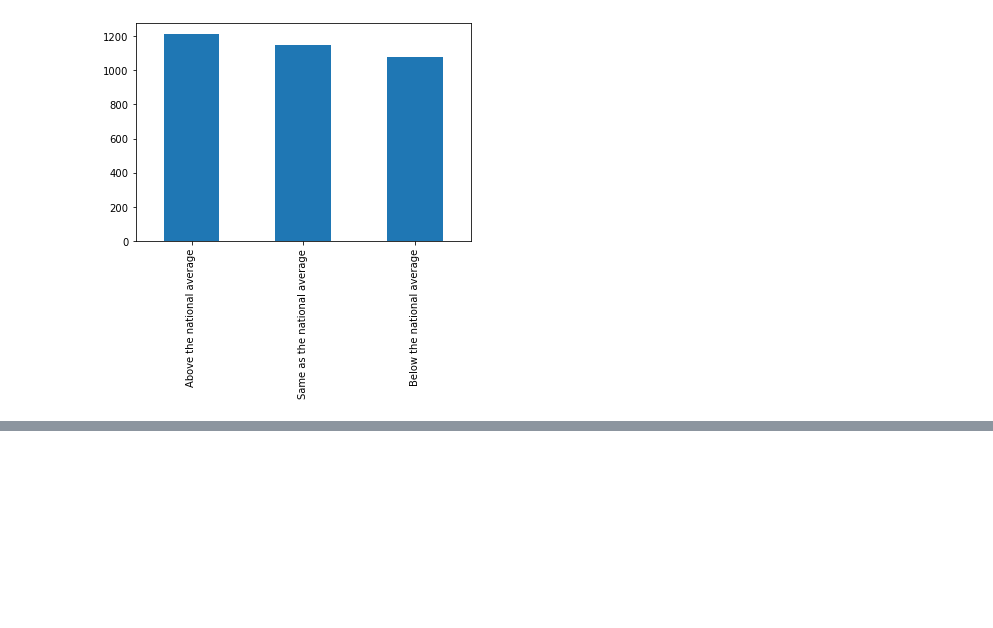
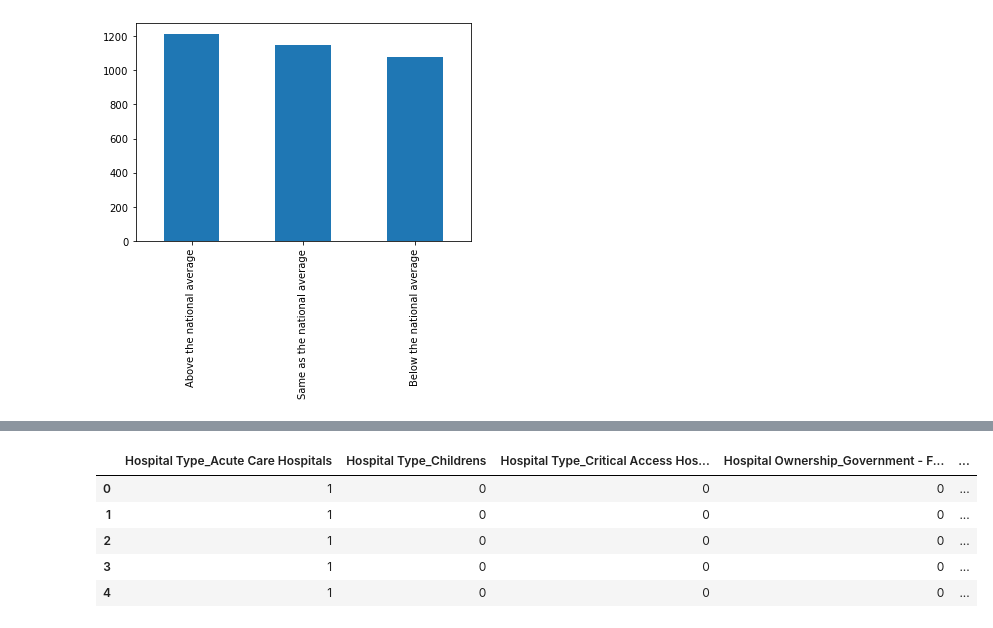
Before and after one commit to DarkArtist-AM/metis-project-work, a Jupyter notebook: metis_project_3_code.ipynb, the cells around one changed output, grey strips where cells are left out. Saved outputs shown, nothing was run; the diff lists cells and outputs as text; code cells hidden in the pictures; blank space fills up the shorter version.

```diff
--- a/metis_project_3_code.ipynb
+++ b/metis_project_3_code.ipynb
@@ -55,0 +119,10 @@ df_clean['Patient experience national comparison'].value_counts().plot(kind='bar
+# %%
+dv = pd.get_dummies(df_clean[['Hospital Type', 'Hospital Ownership']] )
+dv.head()
+# %% [output]
+|  | Hospital Type_Acute Care Hospitals | Hospital Type_Childrens | Hospital Type_Critical Access Hos... | Hospital Ownership_Government - F... | ... |
+| 0 | 1 | 0 | 0 | 0 | ... |
+| 1 | 1 | 0 | 0 | 0 | ... |
+| 2 | 1 | 0 | 0 | 0 | ... |
+| 3 | 1 | 0 | 0 | 0 | ... |
+| 4 | 1 | 0 | 0 | 0 | ... |
```
Also changed, not shown: parts of 12 cells of this notebook, 3 other files.
